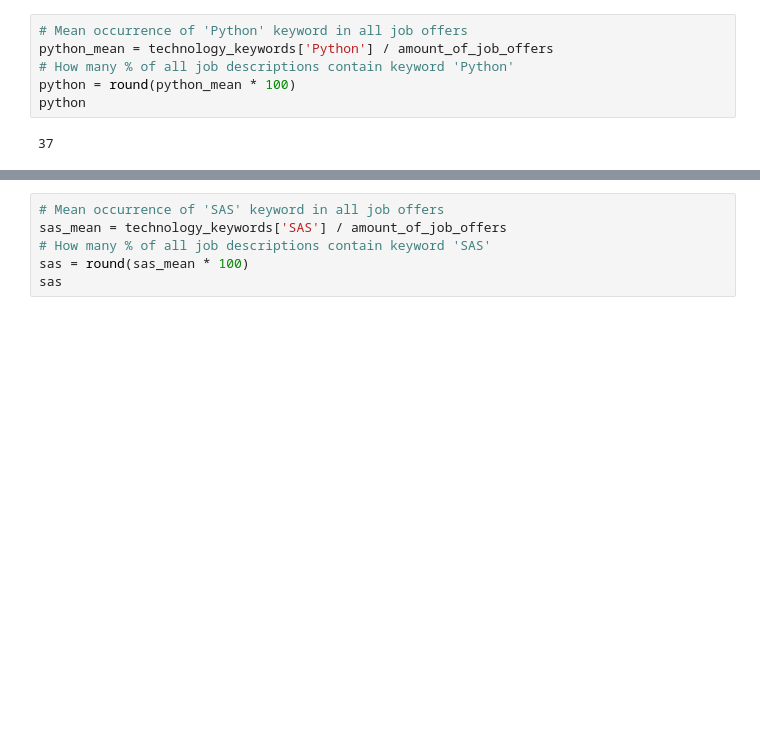
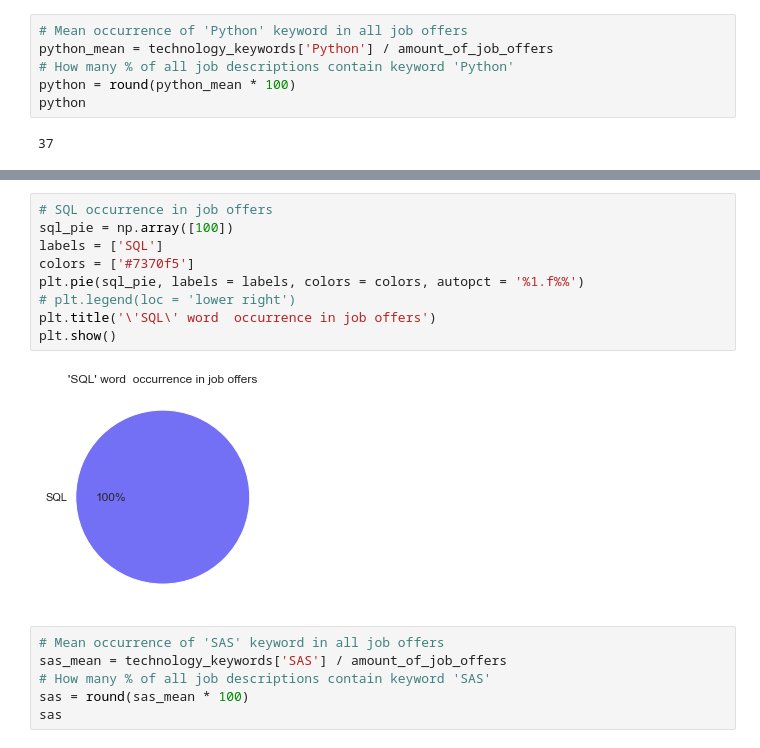
Before and after one commit to rita-s/Data_Analysis_Project_1, a Jupyter notebook: HR_Hackers.ipynb, the cells around one changed output, grey strips where cells are left out. Cells and saved outputs as stored; diff of their text form; blank space fills up the shorter version.

```diff
--- a/HR_Hackers.ipynb
+++ b/HR_Hackers.ipynb
@@ -150,3 +165,14 @@ sql
+# %%
+# SQL occurrence in job offers
+sql_pie = np.array([100])
+labels = ['SQL']
+colors = ['#7370f5']
+plt.pie(sql_pie, labels = labels, colors = colors, autopct = '%1.f%%')
+# plt.legend(loc = 'lower right')
+plt.title('\'SQL\' word  occurrence in job offers')
+plt.show()
+# %% [output]
+[figure, added]
 # %%
 # Mean occurrence of 'SAS' keyword in all job offers
 sas_mean = technology_keywords['SAS'] / amount_of_job_offers
```
Also changed, not shown: parts of 54 cells of this notebook, 6 other files.
